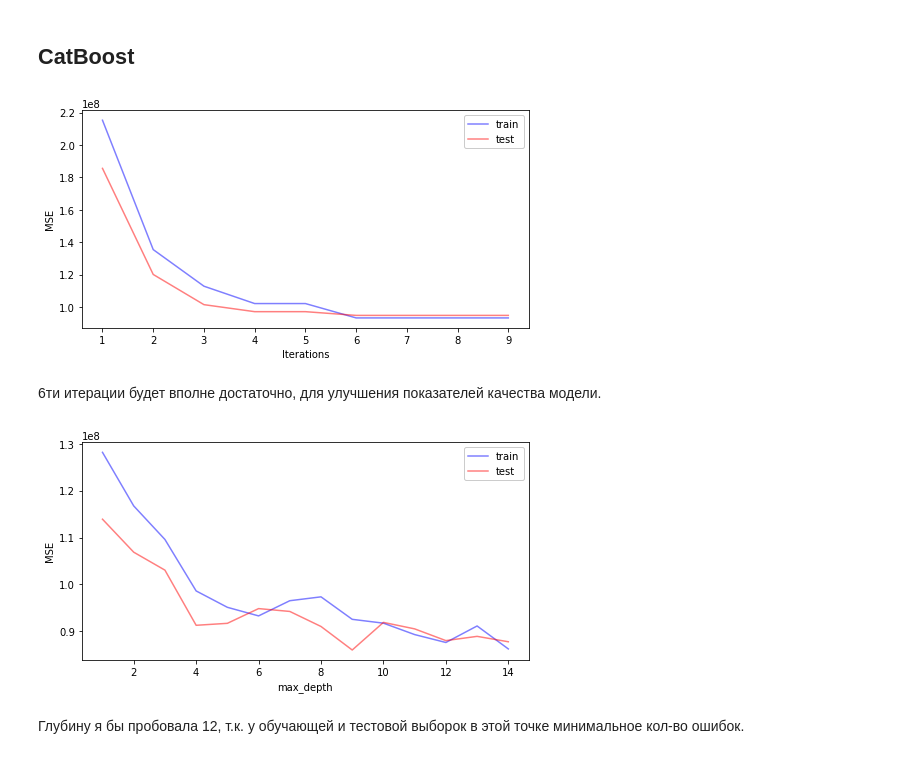
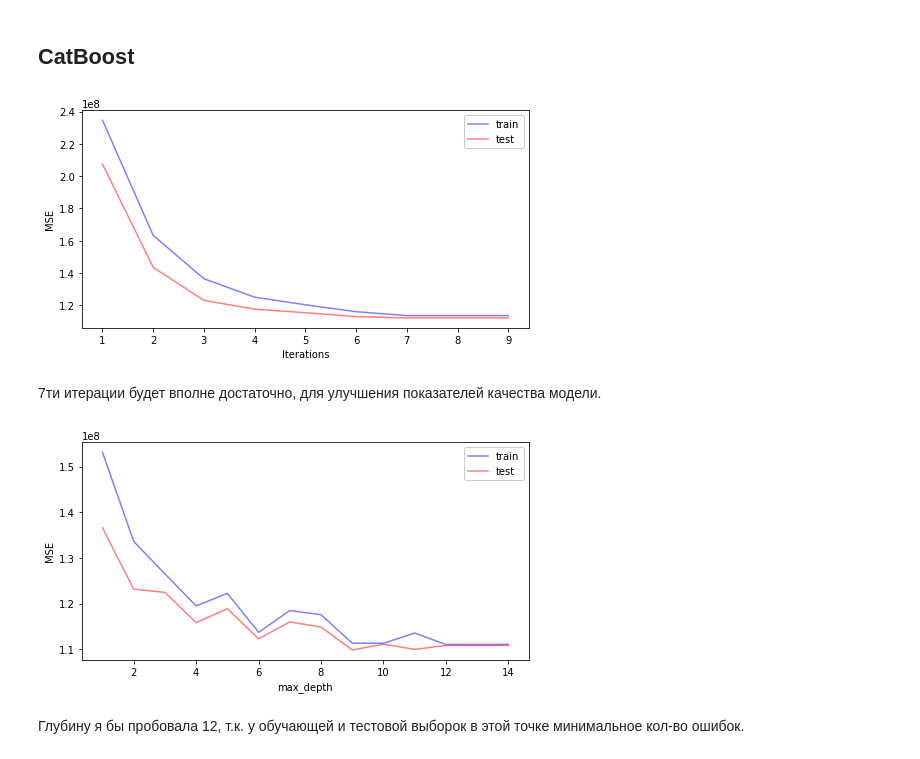
Before and after one commit to mariialitvina/Uni_tasks_ML, a Jupyter notebook: 03 Regression Tree & Random Forest.ipynb, the cells around one changed output. Saved outputs shown, nothing was run; the diff lists cells and outputs as text; code cells hidden in the pictures.

```diff
--- a/03 Regression Tree & Random Forest.ipynb
+++ b/03 Regression Tree & Random Forest.ipynb
@@ -19,7 +19,7 @@ X_test = obj["X_test"]
 y_train = obj["y_train"]
 y_test = obj["y_test"]
 
-f = ['NumWebVisitsMonth','MNT','all_Purchases']
+f = ['NumWebVisitsMonth','all_Response','all_Purchases']
 # %% [markdown]
 Выбрала 3 поля, которые оказывают наибольшее влияние на прогнозирование дохода клинента.
 # %%
@@ -187,27 +187,27 @@ def catboost_best_n_estimator(X_train, X_test, y_train, y_test, n):
 from catboost import CatBoostRegressor
 catboost_best_n_estimator(X_train[f], X_test[f], y_train, y_test, list(range(1,10)))
 # %% [output]
-[figure, old version]
+[figure, new version]
 # %% [markdown]
-6ти итерации будет вполне достаточно, для улучшения показателей качества модели.
+7ти итерации будет вполне достаточно, для улучшения показателей качества модели.
 # %%
 def catboost_max_depth(X_train, X_test, y_train, y_test, n):
     mse_train = []
     mse_test = []
     for i in n:
-        catboost = CatBoostRegressor(iterations=6,max_depth=i,random_state=10,eval_metric='RMSE',loss_function='RMSE').fit(X_train,y_train,eval_set=(X_test, y_test),logging_level='Silent')
+        catboost = CatBoostRegressor(iterations=7,max_depth=i,random_state=10,eval_metric='RMSE',loss_function='RMSE').fit(X_train,y_train,eval_set=(X_test, y_test),logging_level='Silent')
         mse_train.append(mean_squared_error(y_train, catboost.predict(X_train)))
         mse_test.append(mean_squared_error(y_test, catboost.predict(X_test)))
     fig, ax = plt.subplots(figsize=(8, 4))
     ax.plot(n, mse_train, alpha=0.5, color='blue', label='train')
     ax.plot(n, mse_test, alpha=0.5, color='red', label='test')
     ax.set_ylabel("MSE")
     ax.set_xlabel("max_depth")
     ax.legend(framealpha=1, frameon=True);
 
 catboost_max_depth(X_train[f], X_test[f], y_train, y_test, list(range(1,15)))
 # %% [output]
-[figure, old version]
+[figure, new version]
 # %% [markdown]
 Глубину я бы пробовала 12, т.к. у обучающей и тестовой выборок в этой точке минимальное кол-во ошибок.
 # %%
```
Also changed, not shown: parts of 17 cells of this notebook, 9 other files.
